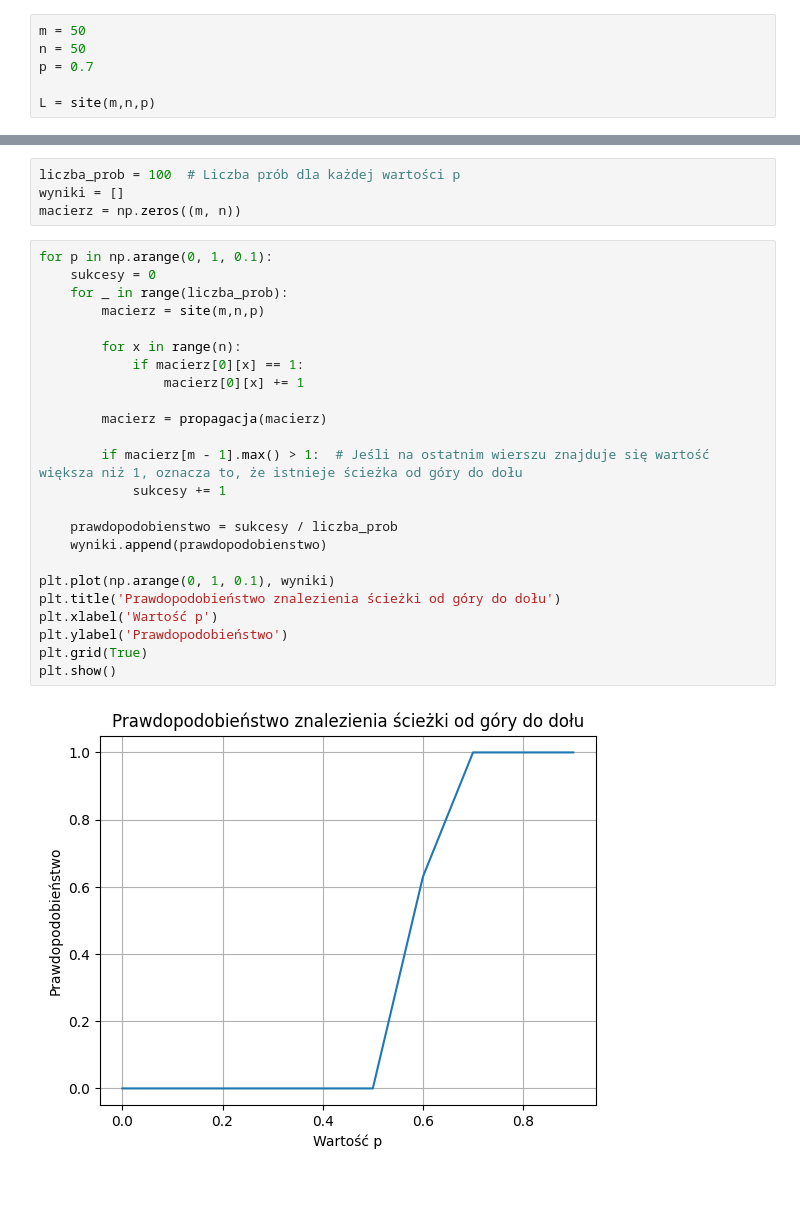
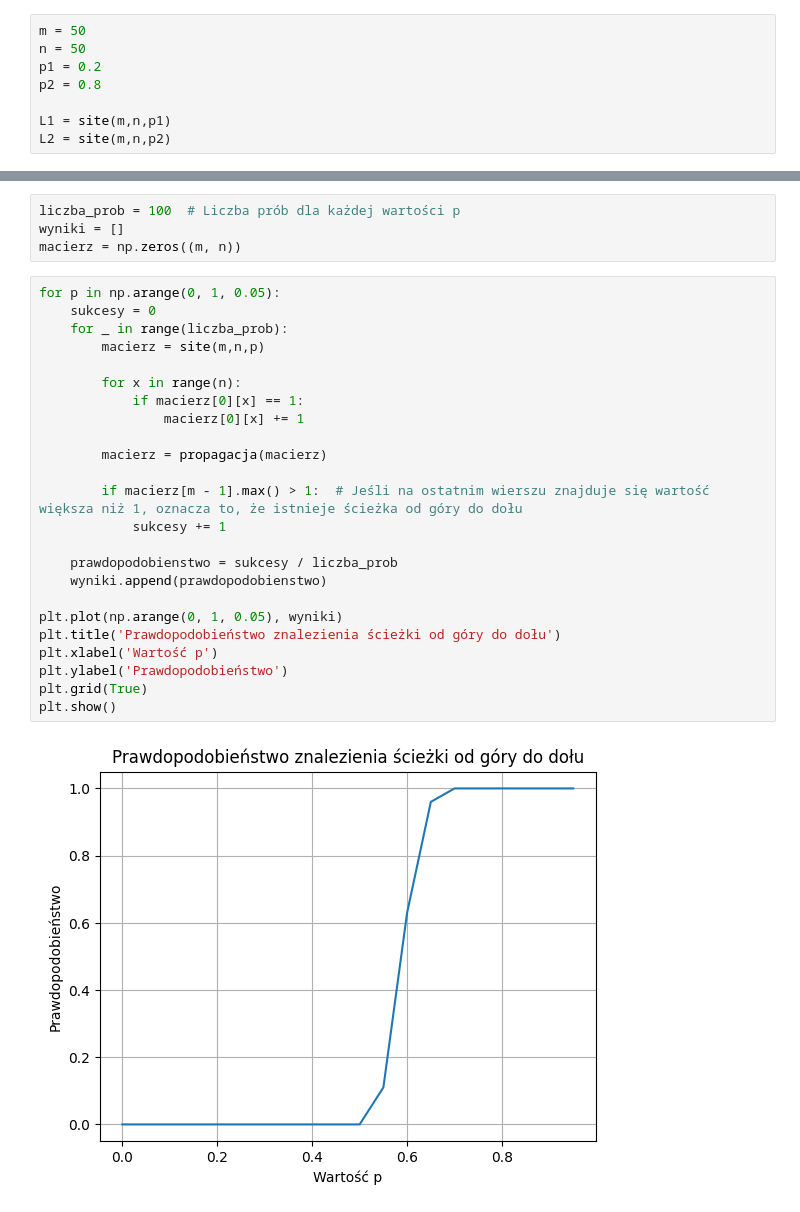
Before and after one commit to MariaNowacka/4-semestr, a Jupyter notebook: fizyka/fizyka2.ipynb, the cells around one changed output, grey strips where cells are left out. Drawn from its saved outputs; the diff is of its cells as text.

```diff
--- a/fizyka/fizyka2.ipynb
+++ b/fizyka/fizyka2.ipynb
@@ -14,6 +14,8 @@ def site(m, n, p):
 # %%
 m = 50
 n = 50
-p = 0.7
+p1 = 0.2
+p2 = 0.8
 
-L = site(m,n,p)
+L1 = site(m,n,p1)
+L2 = site(m,n,p2)
@@ -70,28 +101,28 @@ liczba_prob = 100  # Liczba prób dla każdej wartości p
 wyniki = []
 macierz = np.zeros((m, n))
 # %%
-for p in np.arange(0, 1, 0.1):
+for p in np.arange(0, 1, 0.05):
     sukcesy = 0
     for _ in range(liczba_prob):
         macierz = site(m,n,p)
 
         for x in range(n):
             if macierz[0][x] == 1:
                 macierz[0][x] += 1
 
         macierz = propagacja(macierz)
 
         if macierz[m - 1].max() > 1:  # Jeśli na ostatnim wierszu znajduje się wartość większa niż 1, oznacza to, że istnieje ścieżka od góry do dołu
             sukcesy += 1
 
     prawdopodobienstwo = sukcesy / liczba_prob
     wyniki.append(prawdopodobienstwo)
 
-plt.plot(np.arange(0, 1, 0.1), wyniki)
+plt.plot(np.arange(0, 1, 0.05), wyniki)
 plt.title('Prawdopodobieństwo znalezienia ścieżki od góry do dołu')
 plt.xlabel('Wartość p')
 plt.ylabel('Prawdopodobieństwo')
 plt.grid(True)
 plt.show()
 # %% [output]
-[figure, old version]
+[figure, new version]
```
Also changed, not shown: parts of 11 cells of this notebook, 1 other file.
